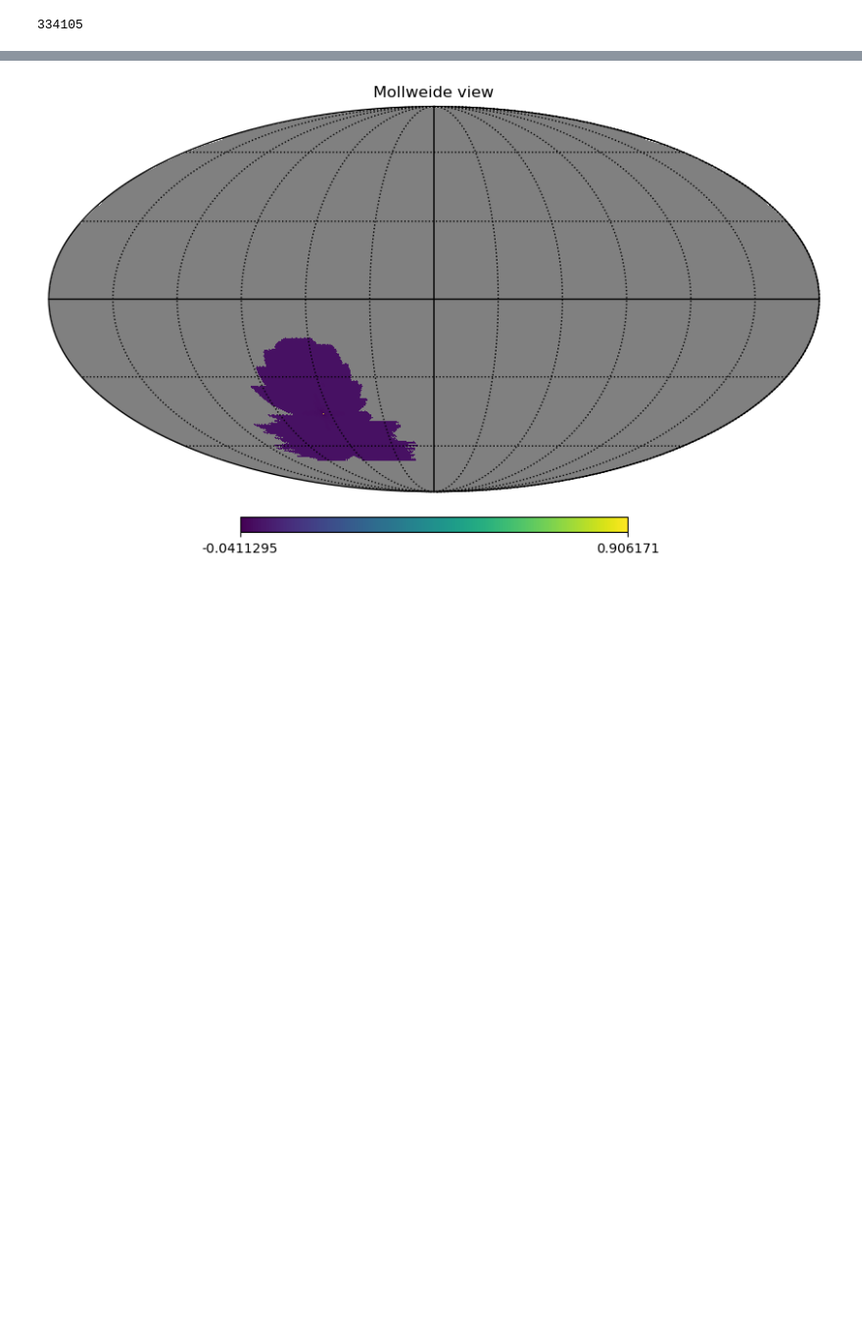
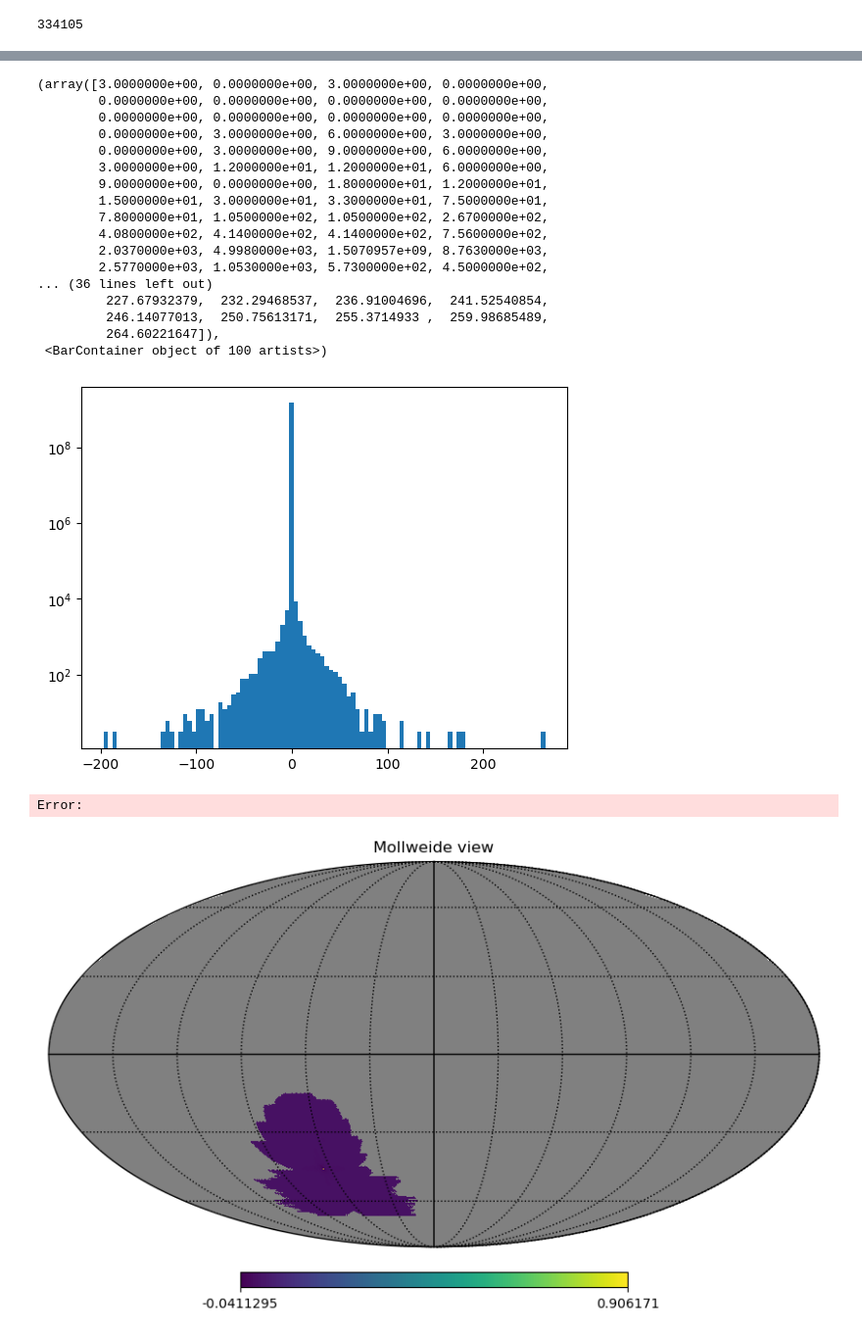
Before and after one commit to CMBSciPol/Megatop, a Jupyter notebook: notebooks/MSS2ObsMatTest.ipynb, the cells around one changed output, grey strips where cells are left out. Shown: that part at 98% size. Saved outputs shown, nothing was run; the diff lists cells and outputs as text; code cells hidden in the pictures; blank space fills up the shorter version.

```diff
--- a/notebooks/MSS2ObsMatTest.ipynb
+++ b/notebooks/MSS2ObsMatTest.ipynb
@@ -64,3 +64,28 @@ Wall time: 1min 16s
+# %%
+plt.hist(obs_matrix_sparse.data, bins = 100, log=True)
+# %% [output]
+(array([3.0000000e+00, 0.0000000e+00, 3.0000000e+00, 0.0000000e+00,
+        0.0000000e+00, 0.0000000e+00, 0.0000000e+00, 0.0000000e+00,
+        0.0000000e+00, 0.0000000e+00, 0.0000000e+00, 0.0000000e+00,
+        0.0000000e+00, 3.0000000e+00, 6.0000000e+00, 3.0000000e+00,
+        0.0000000e+00, 3.0000000e+00, 9.0000000e+00, 6.0000000e+00,
+        3.0000000e+00, 1.2000000e+01, 1.2000000e+01, 6.0000000e+00,
+        9.0000000e+00, 0.0000000e+00, 1.8000000e+01, 1.2000000e+01,
+        1.5000000e+01, 3.0000000e+01, 3.3000000e+01, 7.5000000e+01,
+        7.8000000e+01, 1.0500000e+02, 1.0500000e+02, 2.6700000e+02,
+        4.0800000e+02, 4.1400000e+02, 4.1400000e+02, 7.5600000e+02,
+        2.0370000e+03, 4.9980000e+03, 1.5070957e+09, 8.7630000e+03,
+        2.5770000e+03, 1.0530000e+03, 5.7300000e+02, 4.5000000e+02,
+... (36 lines left out)
+         227.67932379,  232.29468537,  236.91004696,  241.52540854,
+         246.14077013,  250.75613171,  255.3714933 ,  259.98685489,
+         264.60221647]),
+ <BarContainer object of 100 artists>)
+[figure, added]
+# %%
+plt.spy(obs_matrix_sparse, markersize=0.1)
+# %% [output]
+Error:
 # %%
 max_pix_map = obs_matrix_sparse.getcol(column_index_max_pix_Q)
 # %%
```
Also changed, not shown: parts of 1 cell of this notebook, 9 other files.
